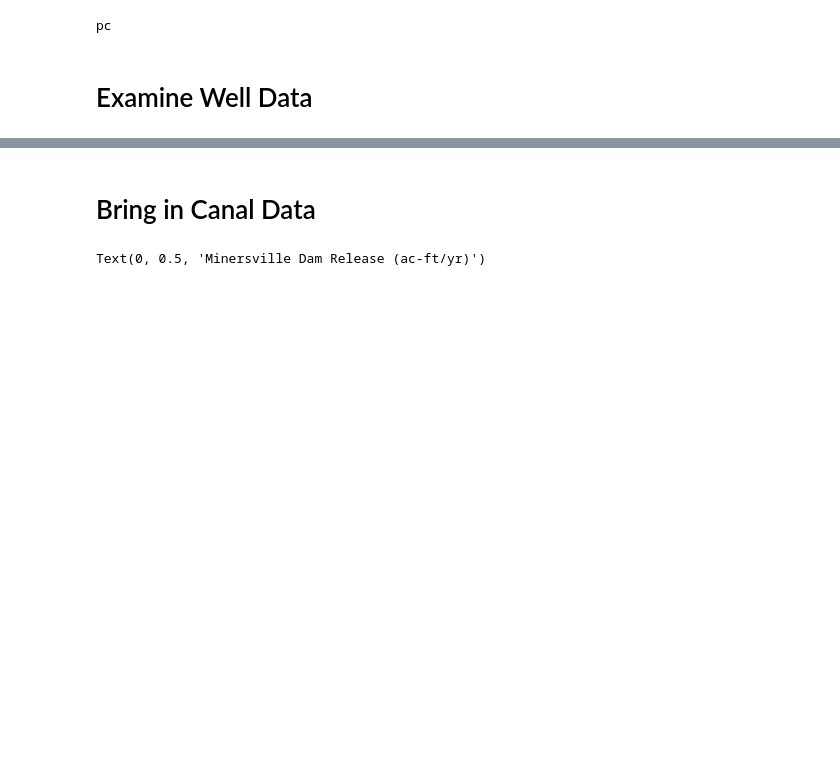
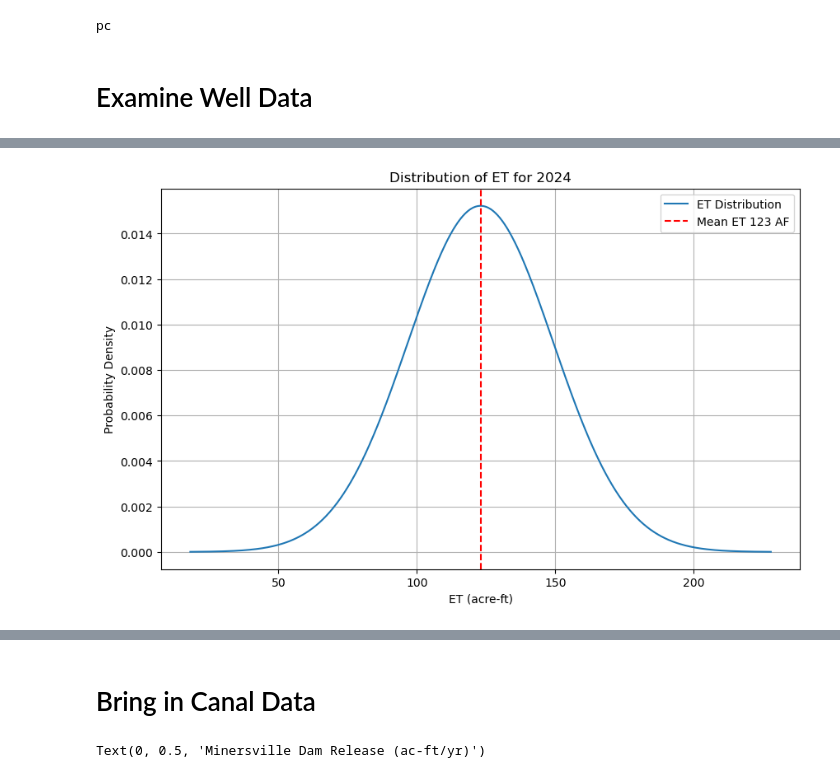
Before and after one commit to inkenbrandt/well_pump, a Jupyter notebook: 5_bayesian_pumping_estimates.ipynb, the cells around one changed output, grey strips where cells are left out. Saved outputs shown, nothing was run; the diff lists cells and outputs as text; code cells hidden in the pictures; blank space fills up the shorter version.

```diff
--- a/5_bayesian_pumping_estimates.ipynb
+++ b/5_bayesian_pumping_estimates.ipynb
@@ -68,0 +120,27 @@ wells_w_field_info.to_clipboard()
+# %%
+yards = pd.read_csv("output_tables/Yard_Zonal.csv")
+yards['datetime'] = pd.to_datetime(yards['datetime'])
+yards['year'] = yards['datetime'].dt.year
+yards['month'] = yards['datetime'].dt.month
+yards = yards[(yards['year']>=2000)&(yards['month'].isin([3,4,5,6,7,8,9,10]))]
+
+
+total_et_yrds = yards.groupby(['year','band']).sum(numeric_only=True)['acre_ft'].unstack(-1).round(0)['et_ensemble_mad']
+
+et_yrds_mean = total_et_yrds.loc[2024]
+mae = np.sum(et_yrds_mean)*0.17
+sigma = mae * np.sqrt(np.pi / 2)
+oet_yrd_dist = stats.norm(loc=et_yrds_mean, scale=sigma)
+
+plt.figure(figsize=(10,6))
+x = np.linspace(et_yrds_mean - 4*sigma, et_yrds_mean + 4*sigma, 1000)
+pdf = oet_yrd_dist.pdf(x)
+plt.plot(x, pdf, label='ET Distribution')
+plt.axvline(x=et_yrds_mean, color='red', linestyle='--', label=f'Mean ET {et_yrds_mean:.0f} AF')
+plt.xlabel('ET (acre-ft)')
+plt.ylabel('Probability Density')
+plt.title('Distribution of ET for 2024')
+plt.legend()
+plt.grid(True)
+# %% [output]
+[figure, added]
```
Also changed, not shown: parts of 7 cells of this notebook, 3 other files.
